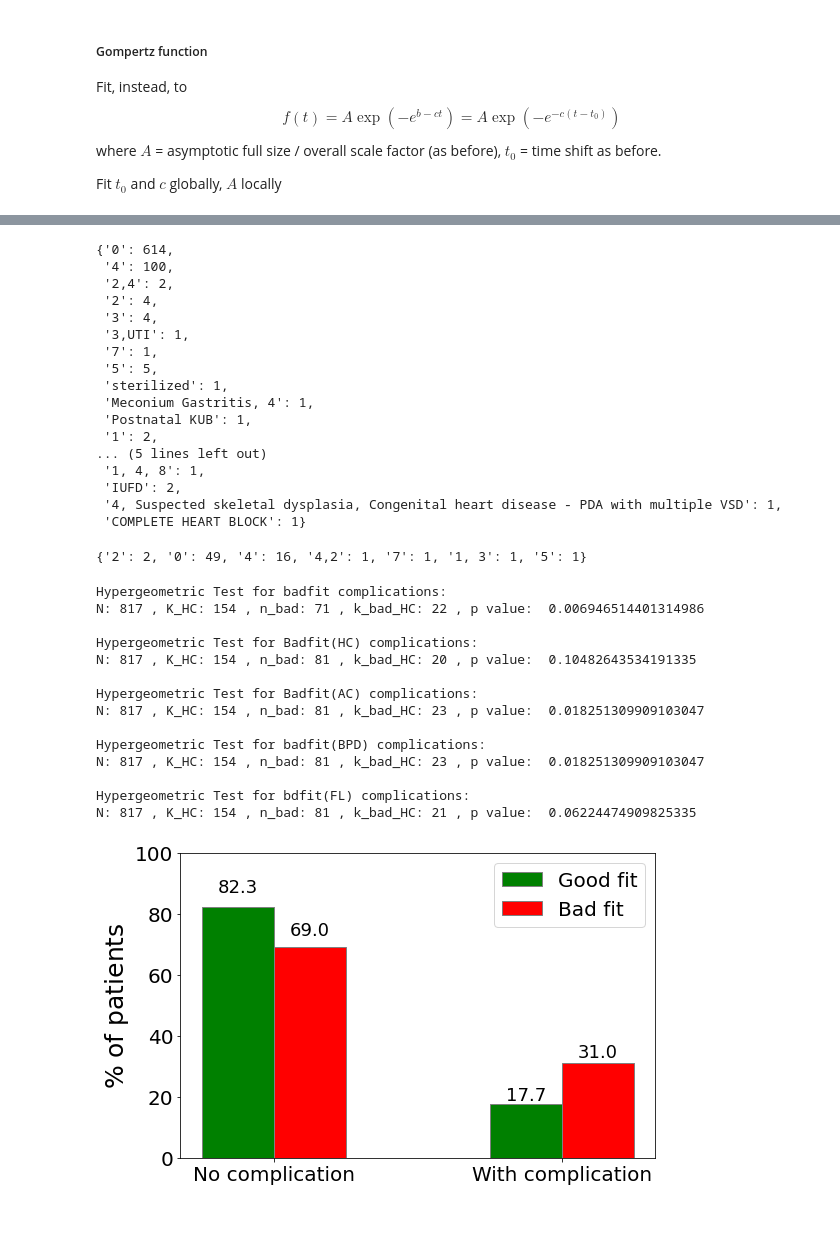
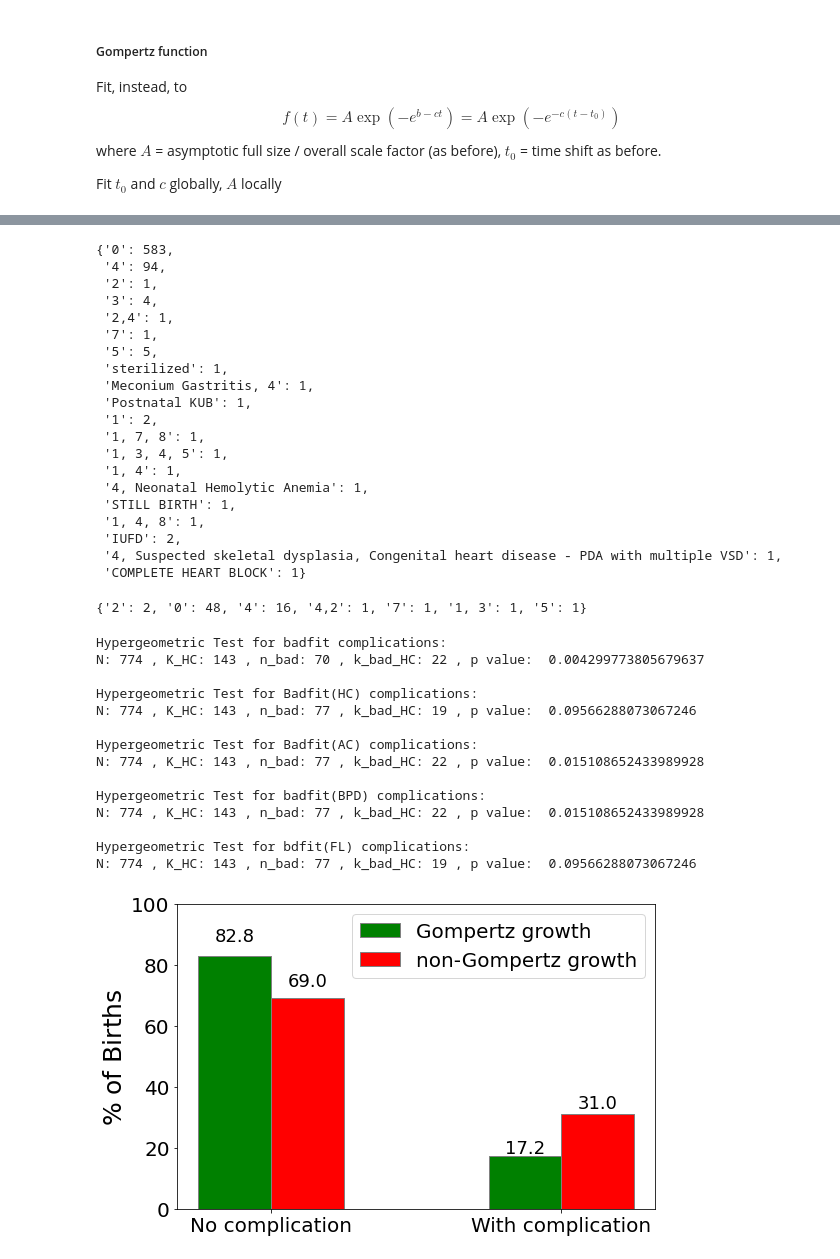
Before and after one commit to chandranikumari/FetusGrowthModel, a Jupyter notebook: Gompertz_Optimization+Plots.ipynb, the cells around one changed output, grey strips where cells are left out. Cells and saved outputs as stored; diff of their text form; code cells hidden in the pictures; blank space fills up the shorter version.

```diff
--- a/Gompertz_Optimization+Plots.ipynb
+++ b/Gompertz_Optimization+Plots.ipynb
@@ -13,0 +14,6 @@ data = getMeasurements_int(data_df)
+# %%
+data_df = pd.read_csv('seethapathyCleanedData.csv')
+data = getMeasurements_int(data_df)
+data = data.drop([i for i in range(len(data['GA'])) if list(data['GA'])[i][1] > 24]).reset_index(drop = True)
+data = data.drop([i for i in range(len(data['GA'])) if list(data['GA'])[i][-1] < 27]).reset_index(drop = True)
+data = rmMultipleUS(data)
@@ -251,19 +259,22 @@ k_good_HC = n_good - nc_dict_good['0']  # Goodfit Fetuses having complication
 # %%
 nc_dict_good
 # %% [output]
-{'0': 614,
- '4': 100,
- '2,4': 2,
- '2': 4,
+{'0': 583,
+ '4': 94,
+ '2': 1,
  '3': 4,
- '3,UTI': 1,
+ '2,4': 1,
  '7': 1,
  '5': 5,
  'sterilized': 1,
  'Meconium Gastritis, 4': 1,
  'Postnatal KUB': 1,
  '1': 2,
-... (5 lines left out)
+ '1, 7, 8': 1,
+ '1, 3, 4, 5': 1,
+ '1, 4': 1,
+ '4, Neonatal Hemolytic Anemia': 1,
+ 'STILL BIRTH': 1,
  '1, 4, 8': 1,
  'IUFD': 2,
  '4, Suspected skeletal dysplasia, Congenital heart disease - PDA with multiple VSD': 1,
@@ -271,7 +282,7 @@ nc_dict_good
 # %%
 nc_dict_bad
 # %% [output]
-{'2': 2, '0': 49, '4': 16, '4,2': 1, '7': 1, '1, 3': 1, '5': 1}
+{'2': 2, '0': 48, '4': 16, '4,2': 1, '7': 1, '1, 3': 1, '5': 1}
 # %%
 def MchooseR(M,R):
     #print(M,'! ',lgamma(M+1),R,' ! ',lgamma(R+1),M-R,' ! ',lgamma((M-R)+1))
@@ -307,19 +318,19 @@ print('N:',N,', K_HC:',K_HC,', n_bad:',n_bad_fl,', k_bad_HC:',k_bad_HC_fl,', p v
       hypergeomPvalue(N, K_HC, n_bad_fl, k_bad_HC_fl),'\n')
 # %% [output]
 Hypergeometric Test for badfit complications:
-N: 817 , K_HC: 154 , n_bad: 71 , k_bad_HC: 22 , p value:  0.006946514401314986
+N: 774 , K_HC: 143 , n_bad: 70 , k_bad_HC: 22 , p value:  0.004299773805679637
 
 Hypergeometric Test for Badfit(HC) complications:
-N: 817 , K_HC: 154 , n_bad: 81 , k_bad_HC: 20 , p value:  0.10482643534191335
+N: 774 , K_HC: 143 , n_bad: 77 , k_bad_HC: 19 , p value:  0.09566288073067246
 
 Hypergeometric Test for Badfit(AC) complications:
-N: 817 , K_HC: 154 , n_bad: 81 , k_bad_HC: 23 , p value:  0.018251309909103047
+N: 774 , K_HC: 143 , n_bad: 77 , k_bad_HC: 22 , p value:  0.015108652433989928
 
 Hypergeometric Test for badfit(BPD) complications:
-N: 817 , K_HC: 154 , n_bad: 81 , k_bad_HC: 23 , p value:  0.018251309909103047
+N: 774 , K_HC: 143 , n_bad: 77 , k_bad_HC: 22 , p value:  0.015108652433989928
 
 Hypergeometric Test for bdfit(FL) complications:
-N: 817 , K_HC: 154 , n_bad: 81 , k_bad_HC: 21 , p value:  0.06224474909825335
+N: 774 , K_HC: 143 , n_bad: 77 , k_bad_HC: 19 , p value:  0.09566288073067246
 # %%
 # set width of bar
 barWidth = 0.25
@@ -337,9 +348,9 @@ br2 = [x + barWidth for x in br1]
 
 # Make the plot
 graph1 = plt.bar(br1, goodfit, color ='g', width = barWidth,
-        edgecolor ='grey', label ='Good fit')
+        edgecolor ='grey', label ='Gompertz growth')
 graph2 = plt.bar(br2, badfit, color ='r', width = barWidth,
-        edgecolor ='grey', label ='Bad fit')
+        edgecolor ='grey', label ='non-Gompertz growth')
 
 
 i = 0
@@ -348,35 +359,35 @@ for p in graph1:
     height = p.get_height()
     x, y = p.get_xy()
     plt.text(x+width/2,
              y+height*1.06,
              str(goodfit[i]),
              ha='center',fontsize=18)
     i+=1
 
 i = 0
 for p in graph2:
     width = p.get_width()
     height = p.get_height()
     x, y = p.get_xy()
     plt.text(x+width/2,
              y+height*1.06,
              str(badfit[i]),
              ha='center',fontsize=18)
     i+=1
 # Adding Xticks
-plt.ylabel('$\%$ of patients')
+plt.ylabel('$\%$ of Births')
 plt.xticks([r + (barWidth/2) for r in range(len(badfit))],
         ['No complication','With complication'])
 
 plt.ylim(0,100)
 
 plt.legend()
 plt.tight_layout()
 plt.savefig('FigOutput/Goodfit_badfit_barplot.png',dpi = 600,bbox_inches='tight')
 plt.savefig('FigOutput/Goodfit_badfit_barplot.pdf',dpi = 600,bbox_inches='tight')
 plt.show()
 # %% [output]
-[figure, old version]
+[figure, new version]
 # %%
 nc_b = dict(Counter(list(data.set_index('PATIENT_ID').loc[list(badfit_df['PATIENT_ID'])]
                          ['NEONATAL_COMPLICATIONS'].fillna('0'))))
```
Also changed, not shown: parts of 12 cells of this notebook.
